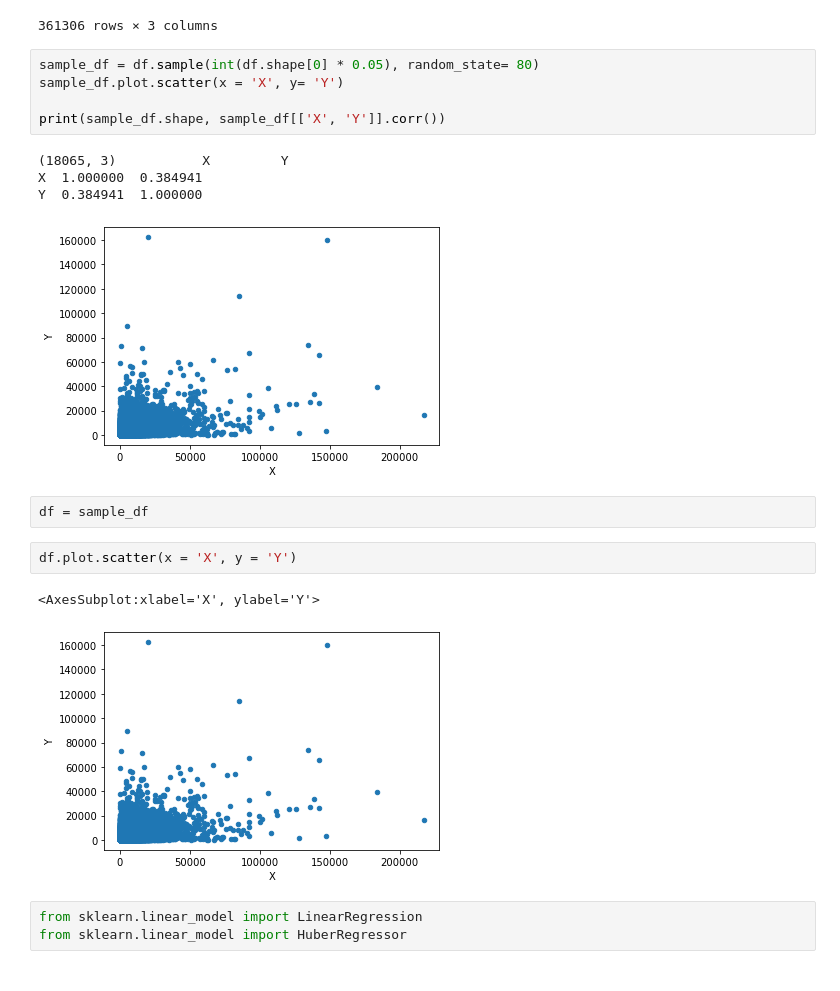
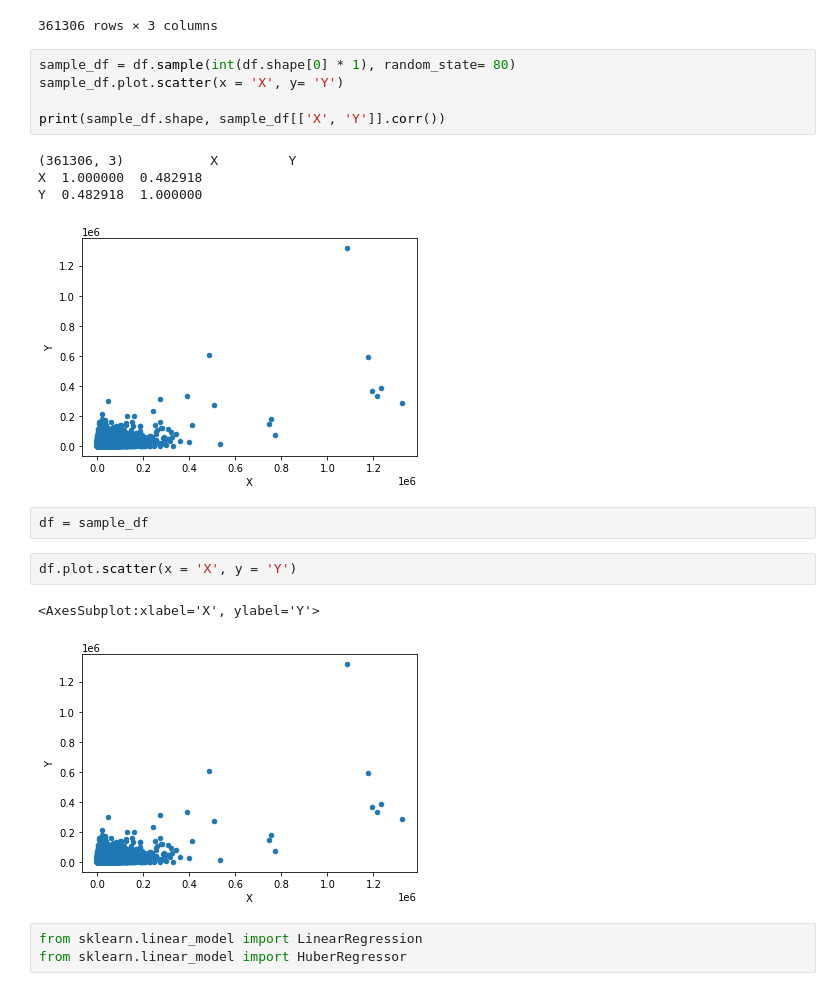
Before and after one commit to JacKira/StatisticDataAnalyze, a Jupyter notebook: RegressionResearching/Fejzullin_Lab2.ipynb, the cells around one changed output. Cells and saved outputs as stored; diff of their text form.

```diff
--- a/RegressionResearching/Fejzullin_Lab2.ipynb
+++ b/RegressionResearching/Fejzullin_Lab2.ipynb
@@ -19,22 +19,22 @@ df
 | 361568 | 7717264419 | 404.00 | 2823.50 |
 361306 rows × 3 columns
 # %%
-sample_df = df.sample(int(df.shape[0] * 0.05), random_state= 80)
+sample_df = df.sample(int(df.shape[0] * 1), random_state= 80)
 sample_df.plot.scatter(x = 'X', y= 'Y')
 
 print(sample_df.shape, sample_df[['X', 'Y']].corr())
 # %% [output]
-(18065, 3)           X         Y
-X  1.000000  0.384941
-Y  0.384941  1.000000
+(361306, 3)           X         Y
+X  1.000000  0.482918
+Y  0.482918  1.000000
-[figure, old version]
+[figure, new version]
 # %%
 df = sample_df
 # %%
 df.plot.scatter(x = 'X', y = 'Y')
 # %% [output]
 <AxesSubplot:xlabel='X', ylabel='Y'>
-[figure, old version]
+[figure, new version]
 # %%
 from sklearn.linear_model import LinearRegression
 from sklearn.linear_model import HuberRegressor
```
Also changed, not shown: parts of 12 cells of this notebook.
